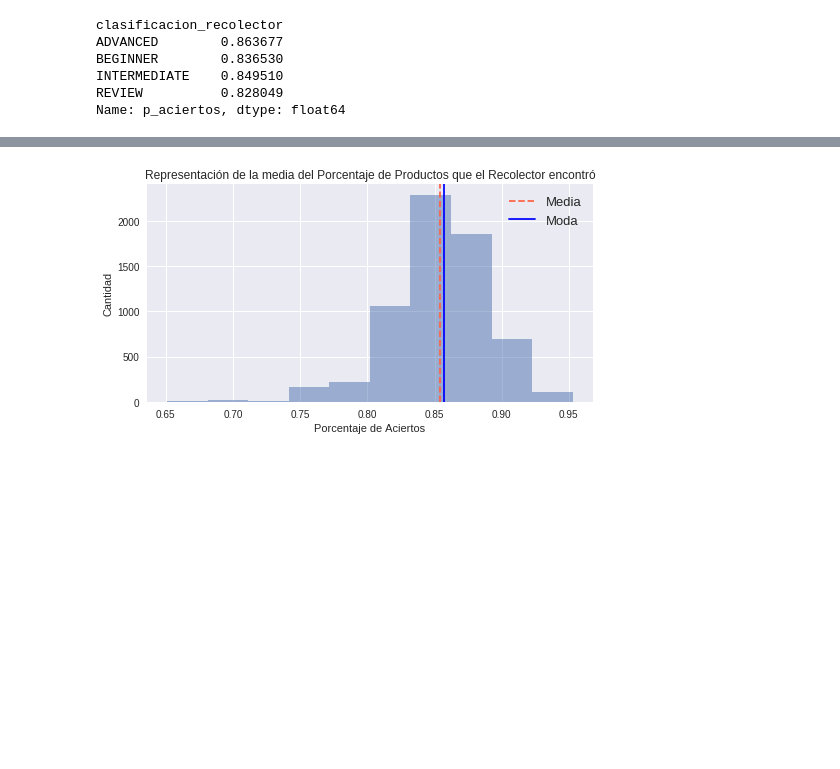
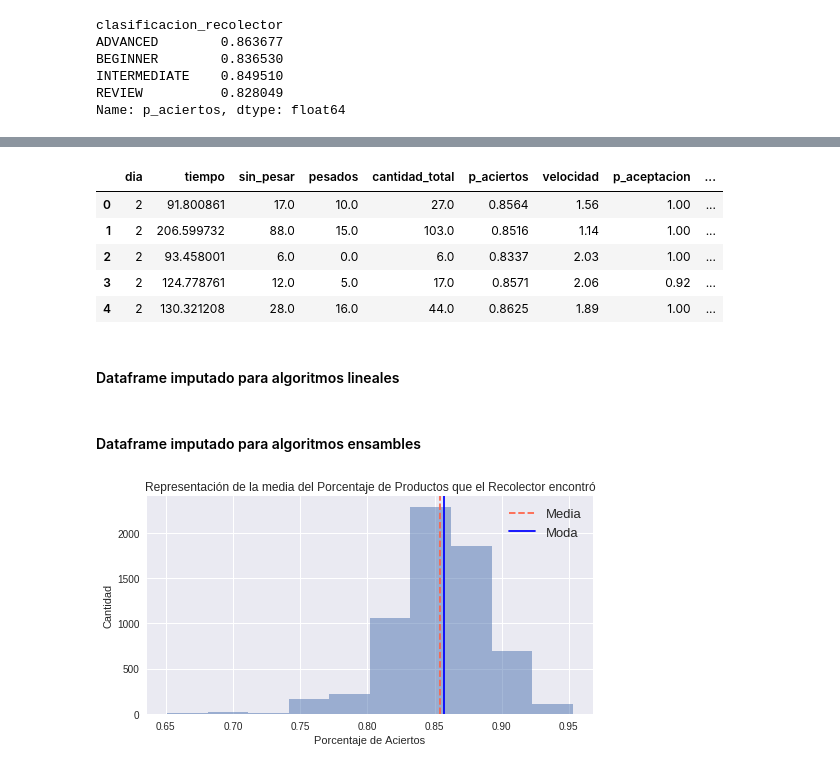
Before and after one commit to callejasv1/proyecto_oraculo, a Jupyter notebook: ProyectoV_Original.ipynb, the cells around one changed output, grey strips where cells are left out. Saved outputs shown, nothing was run; the diff lists cells and outputs as text; code cells hidden in the pictures; blank space fills up the shorter version.

```diff
--- a/ProyectoV_Original.ipynb
+++ b/ProyectoV_Original.ipynb
@@ -588,0 +662,13 @@ TypeError: invalid type comparison
+# %%
+df_imputados['score_recolector'] = np.where((df_imputados['clasificacion_recolector'] == 'BEGINNER') &
+                                (df_imputados['score_recolector'].isnull()), 4.929706, df_imputados['score_recolector'])
+
+df_imputados['score_recolector'] = np.where((df_imputados['clasificacion_recolector'] == 'INTERMEDIATE') &
+                                (df_imputados['score_recolector'].isnull()), 4.813990, df_imputados['score_recolector'])
+
+df_imputados['score_recolector'] = np.where((df_imputados['clasificacion_recolector'] == 'REVIEW') &
+                                (df_imputados['score_recolector'].isnull()), 4.793000, df_imputados['score_recolector'])
+# %%
+df_imputados['cantidad_total'] = np.where(df_imputados['cantidad_total'].isnull(), df_imputados['cantidad_total'].mean(), df_imputados['cantidad_total'])
+df_imputados['pesados'] = np.where(df_imputados['pesados'].isnull(), df_imputados['pesados'].mean(), df_imputados['pesados'])
+df_imputados['sin_pesar'] = np.where(df_imputados['sin_pesar'].isnull(), df_imputados['sin_pesar'].mean(), df_imputados['sin_pesar'])
@@ -588,0 +686,15 @@ TypeError: invalid type comparison
+# %%
+df_imputados.drop(columns=['id_orden', 'latitud', 'longitud', 'promesa', 'entrega',
+                           'id_entrega', 'id_recolector', 'id_transporte', 'id_tienda',
+                           'tienda', 'latitud_tienda', 'longitud_tienda'], inplace=True)
+# %%
+df_imputados.head()
+# %% [output]
+|  | dia | tiempo | sin_pesar | pesados | cantidad_total | p_aciertos | velocidad | p_aceptacion | ... |
+| 0 | 2 | 91.800861 | 17.0 | 10.0 | 27.0 | 0.8564 | 1.56 | 1.00 | ... |
+| 1 | 2 | 206.599732 | 88.0 | 15.0 | 103.0 | 0.8516 | 1.14 | 1.00 | ... |
+| 2 | 2 | 93.458001 | 6.0 | 0.0 | 6.0 | 0.8337 | 2.03 | 1.00 | ... |
+| 3 | 2 | 124.778761 | 12.0 | 5.0 | 17.0 | 0.8571 | 2.06 | 0.92 | ... |
+| 4 | 2 | 130.321208 | 28.0 | 16.0 | 44.0 | 0.8625 | 1.89 | 1.00 | ... |
+# %% [markdown]
+#### Dataframe imputado para algoritmos lineales
@@ -588,0 +712,2 @@ TypeError: invalid type comparison
+# %% [markdown]
+#### Dataframe imputado para algoritmos ensambles
```
Also changed, not shown: parts of 17 cells of this notebook.
